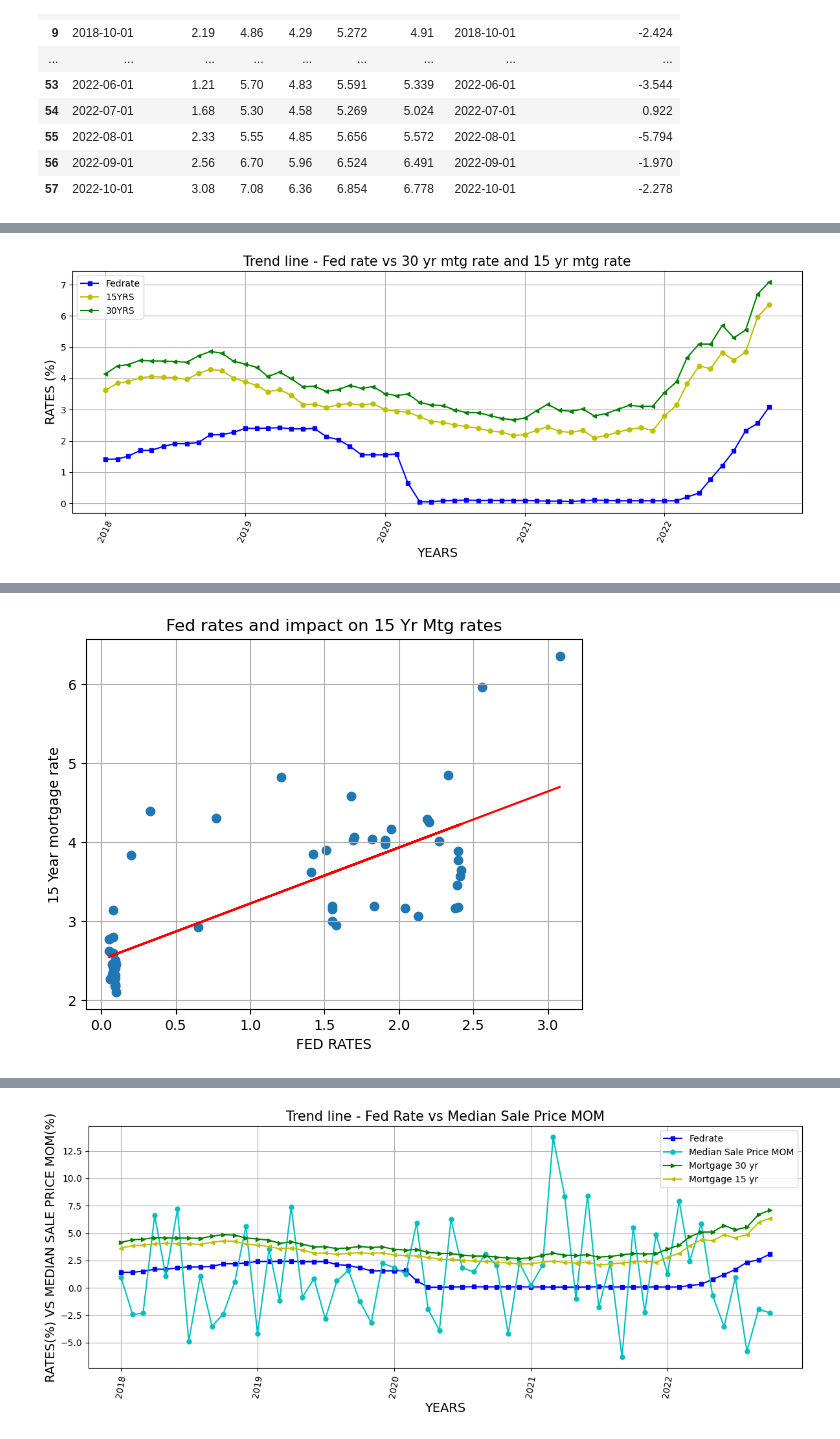
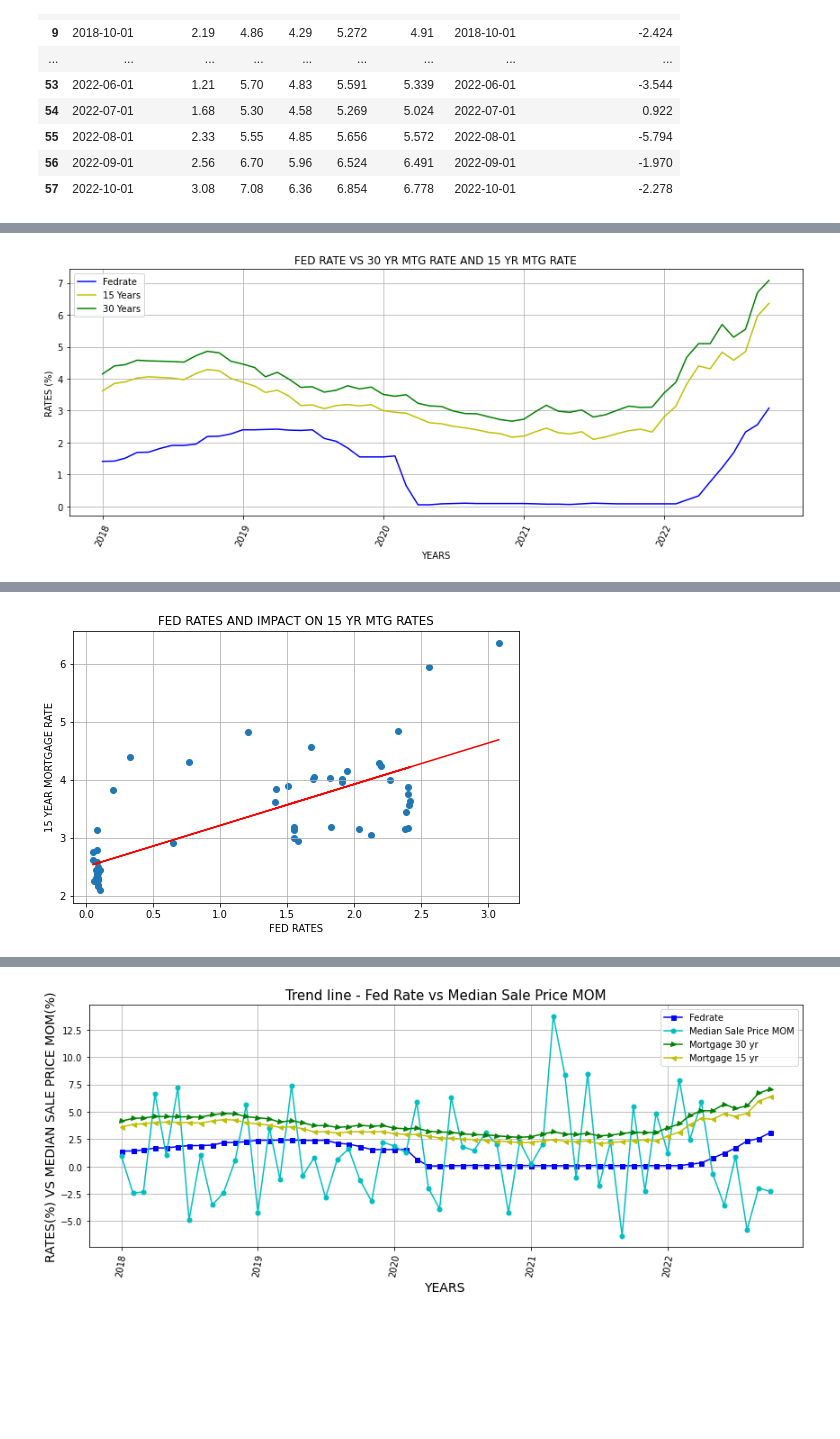
Before and after one commit to zarbin/UTA_Project-1, a Jupyter notebook: final_notebook.ipynb, the cells around one changed output, grey strips where cells are left out. Drawn from its saved outputs; the diff is of its cells as text; code cells hidden in the pictures; blank space fills up the shorter version.

```diff
--- a/final_notebook.ipynb
+++ b/final_notebook.ipynb
@@ -199,8 +199,8 @@ for f in csv_files:
 
     #FOR PC:  use filename = f.split("\\")[-1]
     #FOR MAC: use filename = f.split("/")[-1]
-    filename = f.split("\\")[-1]
-    #filename = f.split("/")[-1]
+    #filename = f.split("\\")[-1]
+    filename = f.split("/")[-1]
 
     if (filename[0:3] == 'Fed'):
         print('Location:', f)
@@ -475,13 +491,13 @@ y3= rates_final_df['Mtg30']
 
 fig1, ax1 = plt.subplots(figsize=(12,5))
 
-plt.plot(x1, y1, markersize=5,marker="s",color="b", label= "Fedrate")
-plt.plot(x1, y2, markersize=5,marker="o",color="y", label= "15YRS")
-plt.plot(x1, y3, markersize=5,marker="<",color="g", label= "30YRS")
+plt.plot(x1, y1, color="b", label= "Fedrate")
+plt.plot(x1, y2, color="y", label= "15 Years")
+plt.plot(x1, y3, color="g", label= "30 Years")
 
-plt.title('Trend line - Fed rate vs 30 yr mtg rate and 15 yr mtg rate',fontsize =15)
-plt.xlabel('YEARS',fontsize =14)
-plt.ylabel('RATES (%)',fontsize =14)
+plt.title('FED RATE VS 30 YR MTG RATE AND 15 YR MTG RATE',)
+plt.xlabel('YEARS')
+plt.ylabel('RATES (%)')
 plt.xticks(rotation = 65)
 plt.legend()
 plt.grid()
@@ -490,11 +506,13 @@ plt.tight_layout()
 #plt.savefig('resources/Fedmtg.jpg')
 plt.show()
 # %% [output]
-[figure, old version]
+[figure, new version]
 # %%
 
 x = rates_final_df['FED RATES']
 y = rates_final_df['Mtg15']
+
+fig1, ax1 = plt.subplots(figsize=(8,5))
 
 (slope, intercept, rvalue, pvalue, stderr) = linregress(x, y)
 regress_values = x * slope + intercept
@@ -503,8 +521,8 @@ plt.scatter(x, y)
 plt.plot(x,regress_values,"r-")
 #plt.annotate(line_eq, (50,60), fontsize=15,color="red")
 plt.xlabel('FED RATES')
-plt.ylabel('15 Year mortgage rate')
-plt.title('Fed rates and impact on 15 Yr Mtg rates')
+plt.ylabel('15 YEAR MORTGAGE RATE')
+plt.title('FED RATES AND IMPACT ON 15 YR MTG RATES')
 print(f"The r-value is: {rvalue}")
 plt.grid()
 #plt.savefig('resources/15yrline.jpg')
@@ -514,4 +532,4 @@ The r-value is: 0.7357863285908708
-[figure, old version]
+[figure, new version]
 # %%
 x = rates_final_df['FED RATES']
 y = rates_final_df['Mtg30']
```
Also changed, not shown: parts of 17 cells of this notebook, 1 other file.
